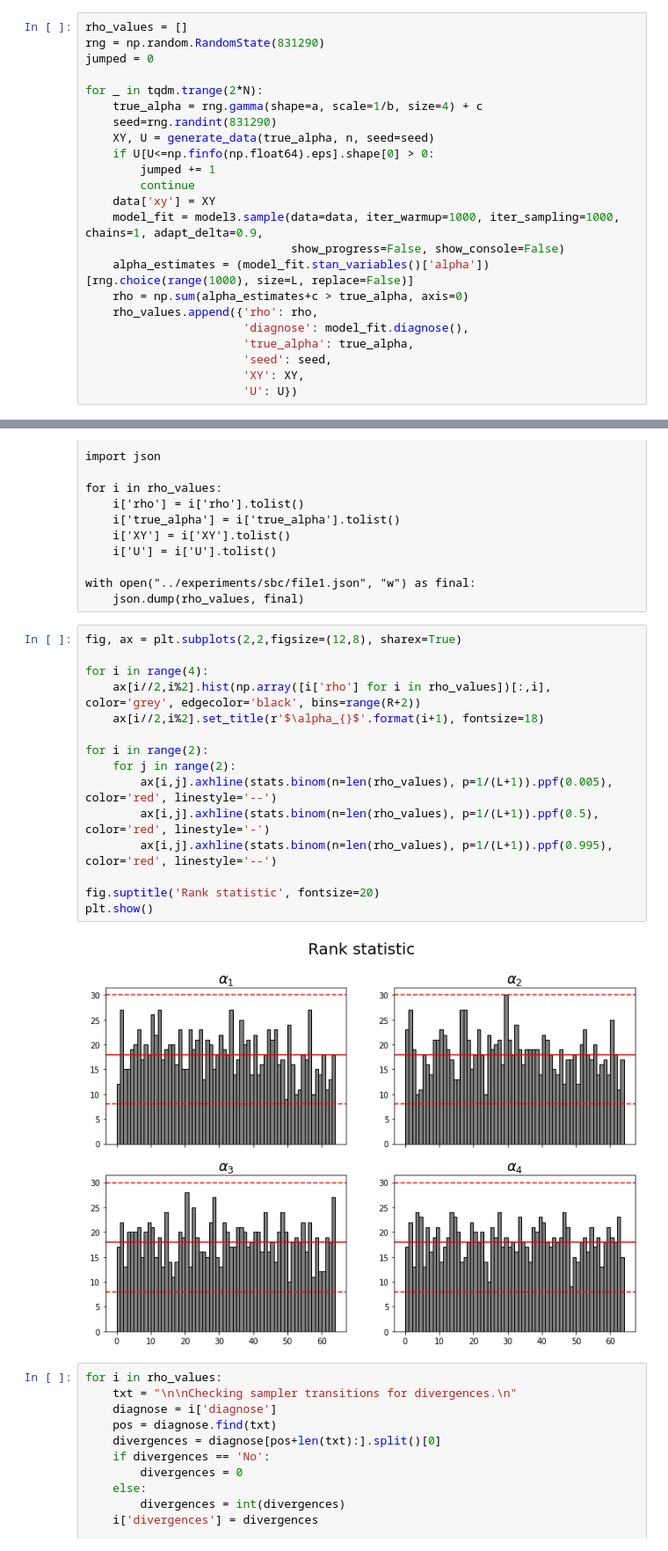
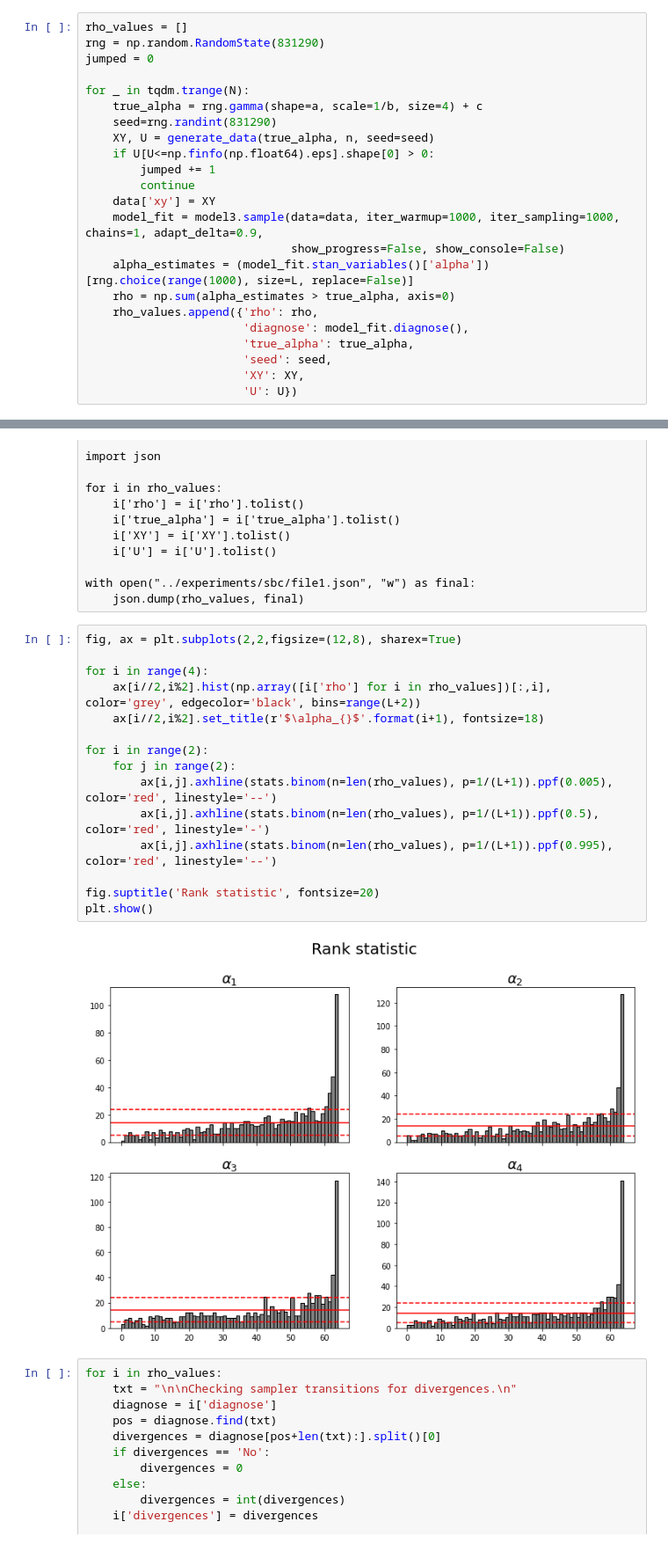
Before and after one commit to lucasmoschen/bivariate-beta, a Jupyter notebook: notebooks/bayesian_estimation_biv_beta.ipynb, the cells around one changed output, grey strips where cells are left out. Shown at 88% size. Saved outputs shown, nothing was run; the diff lists cells and outputs as text.

```diff
--- a/notebooks/bayesian_estimation_biv_beta.ipynb
+++ b/notebooks/bayesian_estimation_biv_beta.ipynb
@@ -81,7 +88,7 @@ rho_values = []
 rng = np.random.RandomState(831290)
 jumped = 0
 
-for _ in tqdm.trange(2*N):
+for _ in tqdm.trange(N):
     true_alpha = rng.gamma(shape=a, scale=1/b, size=4) + c
     seed=rng.randint(831290)
     XY, U = generate_data(true_alpha, n, seed=seed)
@@ -92,7 +99,7 @@ for _ in tqdm.trange(2*N):
     model_fit = model3.sample(data=data, iter_warmup=1000, iter_sampling=1000, chains=1, adapt_delta=0.9,
                               show_progress=False, show_console=False)
     alpha_estimates = (model_fit.stan_variables()['alpha'])[rng.choice(range(1000), size=L, replace=False)]
-    rho = np.sum(alpha_estimates+c > true_alpha, axis=0)
+    rho = np.sum(alpha_estimates > true_alpha, axis=0)
     rho_values.append({'rho': rho,
                        'diagnose': model_fit.diagnose(),
                        'true_alpha': true_alpha,
@@ -116,20 +141,20 @@ with open("../experiments/sbc/file1.json", "w") as final:
 # %%
 fig, ax = plt.subplots(2,2,figsize=(12,8), sharex=True)
 
 for i in range(4):
-    ax[i//2,i%2].hist(np.array([i['rho'] for i in rho_values])[:,i], color='grey', edgecolor='black', bins=range(R+2))
+    ax[i//2,i%2].hist(np.array([i['rho'] for i in rho_values])[:,i], color='grey', edgecolor='black', bins=range(L+2))
     ax[i//2,i%2].set_title(r'$\alpha_{}$'.format(i+1), fontsize=18)
 
 for i in range(2):
     for j in range(2):
         ax[i,j].axhline(stats.binom(n=len(rho_values), p=1/(L+1)).ppf(0.005), color='red', linestyle='--')
         ax[i,j].axhline(stats.binom(n=len(rho_values), p=1/(L+1)).ppf(0.5), color='red', linestyle='-')
         ax[i,j].axhline(stats.binom(n=len(rho_values), p=1/(L+1)).ppf(0.995), color='red', linestyle='--')
 
 fig.suptitle('Rank statistic', fontsize=20)
 plt.show()
 # %% [output]
-[figure, old version]
+[figure, new version]
 # %%
 for i in rho_values:
     txt = "\n\nChecking sampler transitions for divergences.\n"
```
Also changed, not shown: parts of 2 cells of this notebook.
